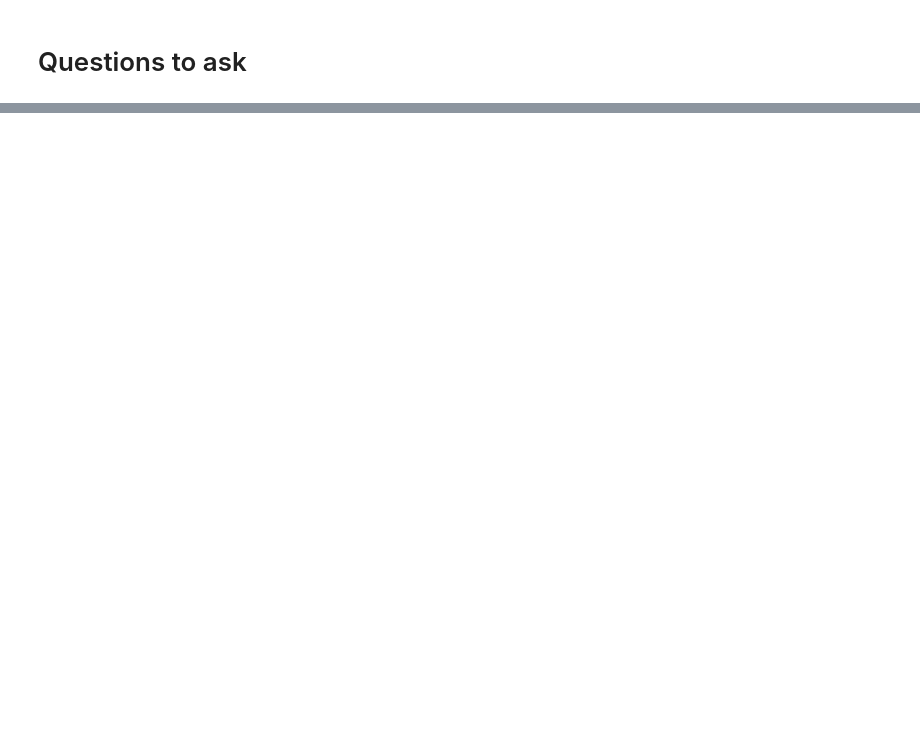
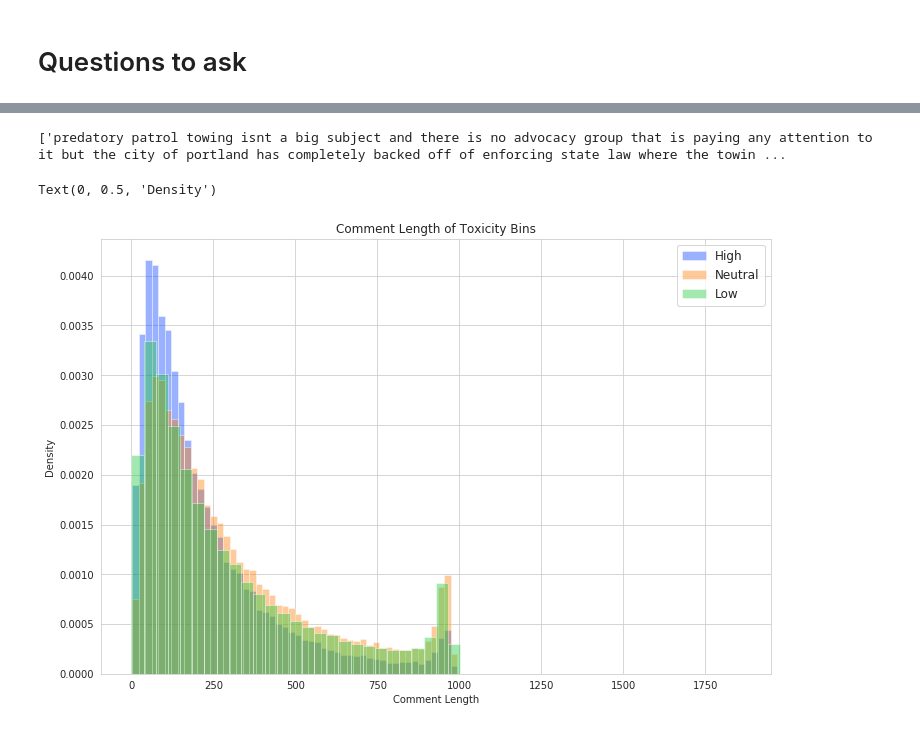
Before and after one commit to Esavoye/Data_Science_Career_Track, a Jupyter notebook: Capstone_1/Code/Capstone_1_EDA.ipynb, the cells around one changed output, grey strips where cells are left out. Cells and saved outputs as stored; diff of their text form; code cells hidden in the pictures; blank space fills up the shorter version.

```diff
--- a/Capstone_1/Code/Capstone_1_EDA.ipynb
+++ b/Capstone_1/Code/Capstone_1_EDA.ipynb
@@ -142,0 +341,3 @@ slimmed_sample_subset_df.to_pickle(dst + '/slimmed_sample_subset_df.pkl')
+# %%
+unpickled_df['Toxicity_Bins'] = unpickled_df['target'].apply(lambda x: 'Low' if x <= 0.33 else 'Neutral' if x <= 0.66 else 'High')
+unpickled_df_slimmed['Toxicity_Bins'] = unpickled_df_slimmed['target'].apply(lambda x: 'Low' if x <= 0.33 else 'Neutral' if x <= 0.66 else 'High')
@@ -142,0 +374,25 @@ slimmed_sample_subset_df.to_pickle(dst + '/slimmed_sample_subset_df.pkl')
+# %%
+list(unpickled_df[unpickled_df.comment_len == 1856].clean_text)
+# %% [output]
+['predatory patrol towing isnt a big subject and there is no advocacy group that is paying any attention to it but the city of portland has completely backed off of enforcing state law where the towin ...
+# %%
+fig_dims = (12, 8)
+fig, ax = plt.subplots(figsize=fig_dims)
+
+df = unpickled_df[unpickled_df.Toxicity_Bins == 'High']
+sns.distplot(df['comment_len'], kde=False, norm_hist = True, label='High', ax=ax)
+
+df =unpickled_df[unpickled_df.Toxicity_Bins == 'Neutral']
+sns.distplot(df['comment_len'], kde=False, norm_hist = True, label='Neutral', ax=ax)
+
+df =unpickled_df[unpickled_df.Toxicity_Bins == 'Low']
+sns.distplot(df['comment_len'], kde=False, norm_hist = True, label='Low', ax=ax)
+
+# Plot formatting
+plt.legend(prop={'size': 12})
+plt.title('Comment Length of Toxicity Bins')
+plt.xlabel('Comment Length')
+plt.ylabel('Density')
+# %% [output]
+Text(0, 0.5, 'Density')
+[figure, added]
```
Also changed, not shown: parts of 80 cells of this notebook.
